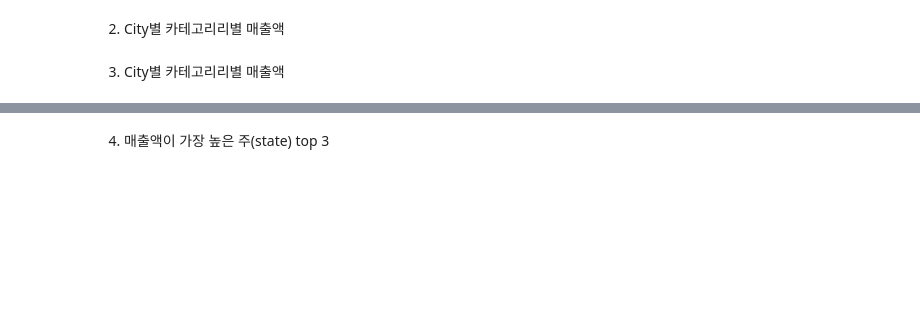
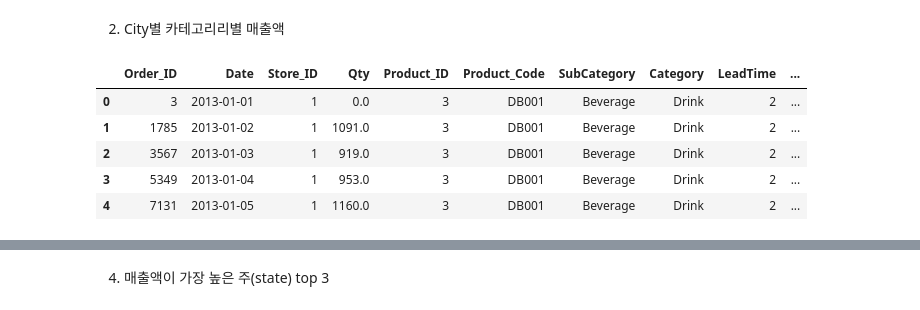
Before and after one commit to junseyeon/Python, a Jupyter notebook: 2023.08.14_data-preprocessing/chapter 02. 데이터프레임 결합.ipynb, the cells around one changed output, grey strips where cells are left out. Saved outputs shown, nothing was run; the diff lists cells and outputs as text; code cells hidden in the pictures; blank space fills up the shorter version.

```diff
--- a/2023.08.14_data-preprocessing/chapter 02. 데이터프레임 결합.ipynb
+++ b/2023.08.14_data-preprocessing/chapter 02. 데이터프레임 결합.ipynb
@@ -381,0 +409,3 @@ stores = pd.read_csv("https://raw.githubusercontent.com/DA4BAM/dataset/master/ts
+# %%
+sp = pd.merge(sales, products)
+sp.info()
@@ -382,4 +441,13 @@ stores = pd.read_csv("https://raw.githubusercontent.com/DA4BAM/dataset/master/ts
 # %% [markdown]
 2) City별 카테고리리별 매출액
-# %% [markdown]
-3) City별 카테고리리별 매출액
+# %%
+#3개의 테이블 모두 merge해야되는 상황,, city, category, sales
+temp = pd.merge(sp, stores)
+temp.head()
+# %% [output]
+|  | Order_ID | Date | Store_ID | Qty | Product_ID | Product_Code | SubCategory | Category | LeadTime | ... |
+| 0 | 3 | 2013-01-01 | 1 | 0.0 | 3 | DB001 | Beverage | Drink | 2 | ... |
+| 1 | 1785 | 2013-01-02 | 1 | 1091.0 | 3 | DB001 | Beverage | Drink | 2 | ... |
+| 2 | 3567 | 2013-01-03 | 1 | 919.0 | 3 | DB001 | Beverage | Drink | 2 | ... |
+| 3 | 5349 | 2013-01-04 | 1 | 953.0 | 3 | DB001 | Beverage | Drink | 2 | ... |
+| 4 | 7131 | 2013-01-05 | 1 | 1160.0 | 3 | DB001 | Beverage | Drink | 2 | ... |
```
Also changed, not shown: parts of 10 cells of this notebook, 26 other files.
